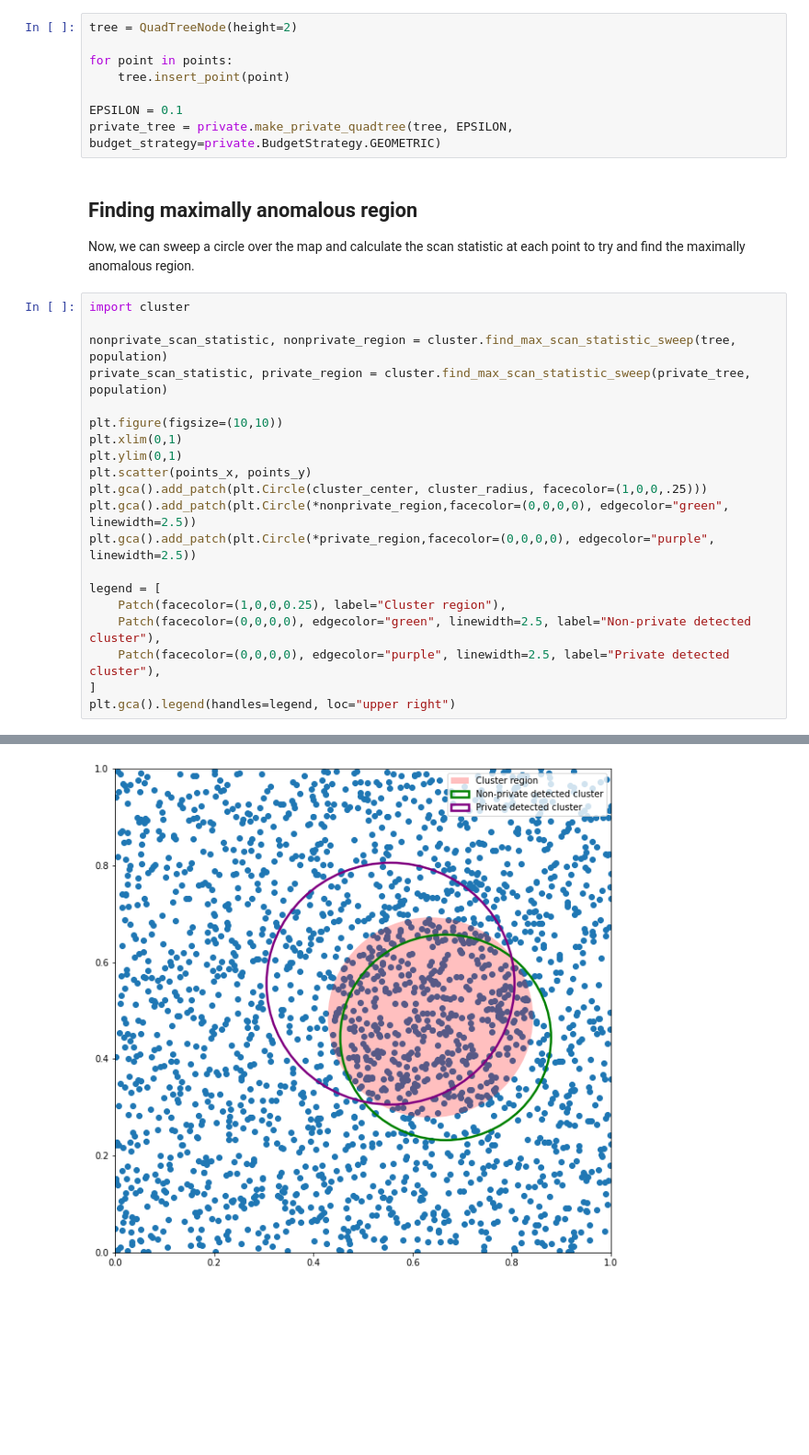
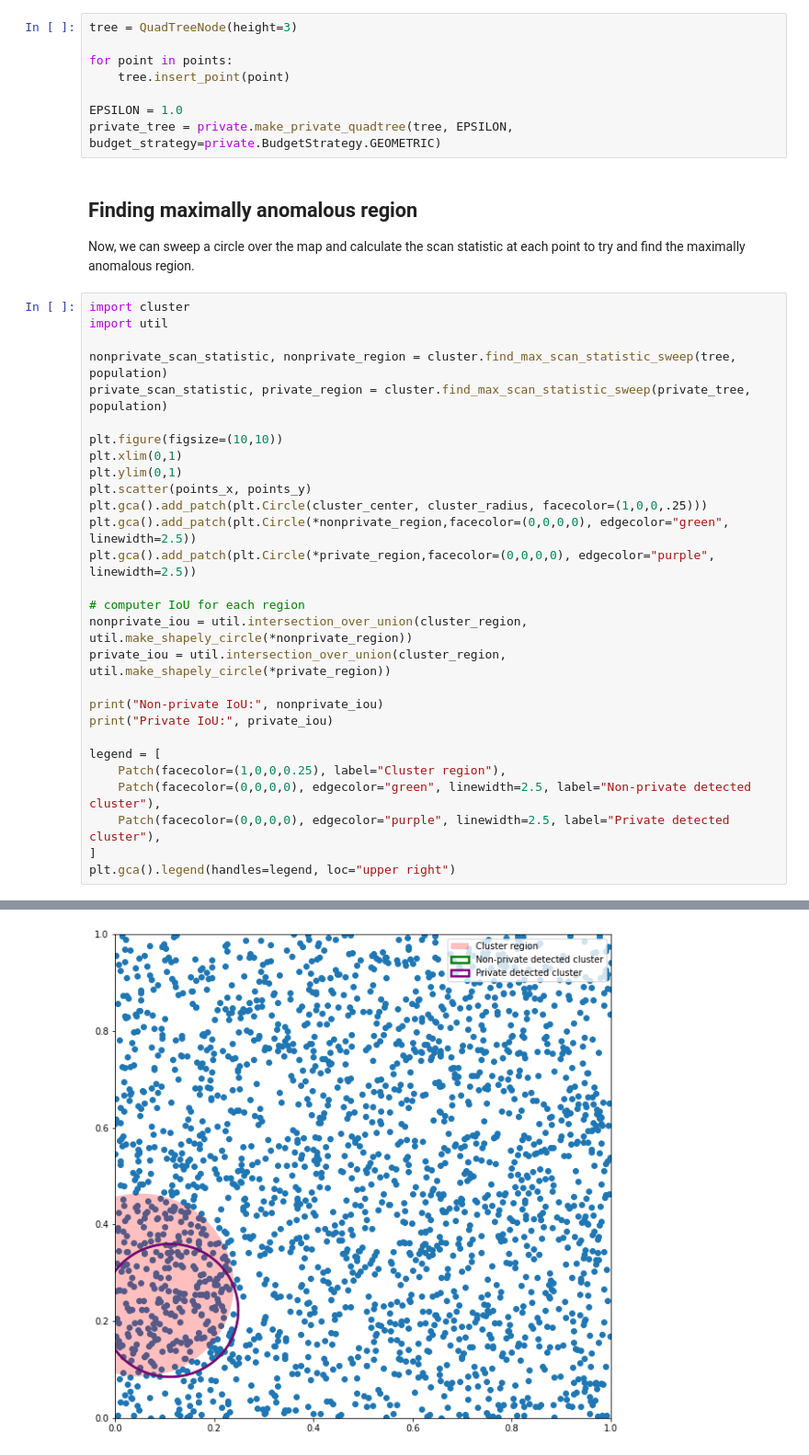
Before and after one commit to uva-dp-spatial-cluster-detection/dp-spatial-decompositions, a Jupyter notebook: demo.ipynb, the cells around one changed output, grey strips where cells are left out. Shown: that part at 92% size. Cells and saved outputs as stored; diff of their text form; blank space fills up the shorter version.

```diff
--- a/demo.ipynb
+++ b/demo.ipynb
@@ -216,18 +216,19 @@ plt.gca().legend(handles=legend, loc="upper right")
 ## Build quadtree over cluster data
 Just as before: we build a quadtree over the cluster data, and then we perturb each node's counts to privatize it.
 # %%
-tree = QuadTreeNode(height=2)
+tree = QuadTreeNode(height=3)
 
 for point in points:
     tree.insert_point(point)
 
-EPSILON = 0.1
+EPSILON = 1.0
 private_tree = private.make_private_quadtree(tree, EPSILON, budget_strategy=private.BudgetStrategy.GEOMETRIC)
 # %% [markdown]
 ## Finding maximally anomalous region
 Now, we can sweep a circle over the map and calculate the scan statistic at each point to try and find the maximally anomalous region.
 # %%
 import cluster
+import util
 
 nonprivate_scan_statistic, nonprivate_region = cluster.find_max_scan_statistic_sweep(tree, population)
 private_scan_statistic, private_region = cluster.find_max_scan_statistic_sweep(private_tree, population)
@@ -240,6 +241,13 @@ plt.gca().add_patch(plt.Circle(cluster_center, cluster_radius, facecolor=(1,0,0,
 plt.gca().add_patch(plt.Circle(*nonprivate_region,facecolor=(0,0,0,0), edgecolor="green", linewidth=2.5))
 plt.gca().add_patch(plt.Circle(*private_region,facecolor=(0,0,0,0), edgecolor="purple", linewidth=2.5))
 
+# computer IoU for each region
+nonprivate_iou = util.intersection_over_union(cluster_region, util.make_shapely_circle(*nonprivate_region))
+private_iou = util.intersection_over_union(cluster_region, util.make_shapely_circle(*private_region))
+
+print("Non-private IoU:", nonprivate_iou)
+print("Private IoU:", private_iou)
+
 legend = [
     Patch(facecolor=(1,0,0,0.25), label="Cluster region"),
     Patch(facecolor=(0,0,0,0), edgecolor="green", linewidth=2.5, label="Non-private detected cluster"),
@@ -251 +261 @@ plt.gca().legend(handles=legend, loc="upper right")
-[figure, old version]
+[figure, new version]
```
Also changed, not shown: parts of 7 cells of this notebook, 2 other files.
